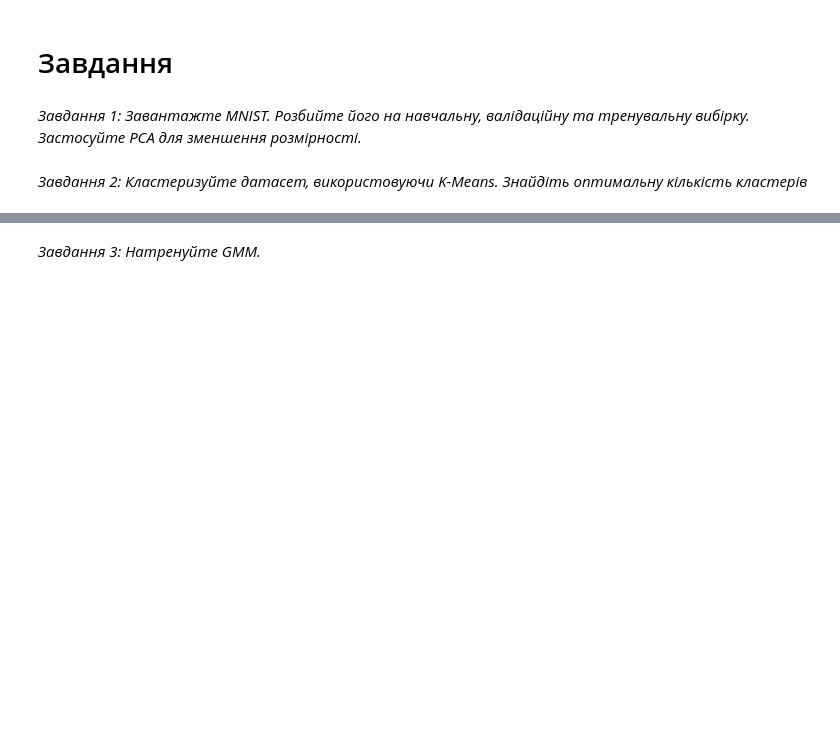
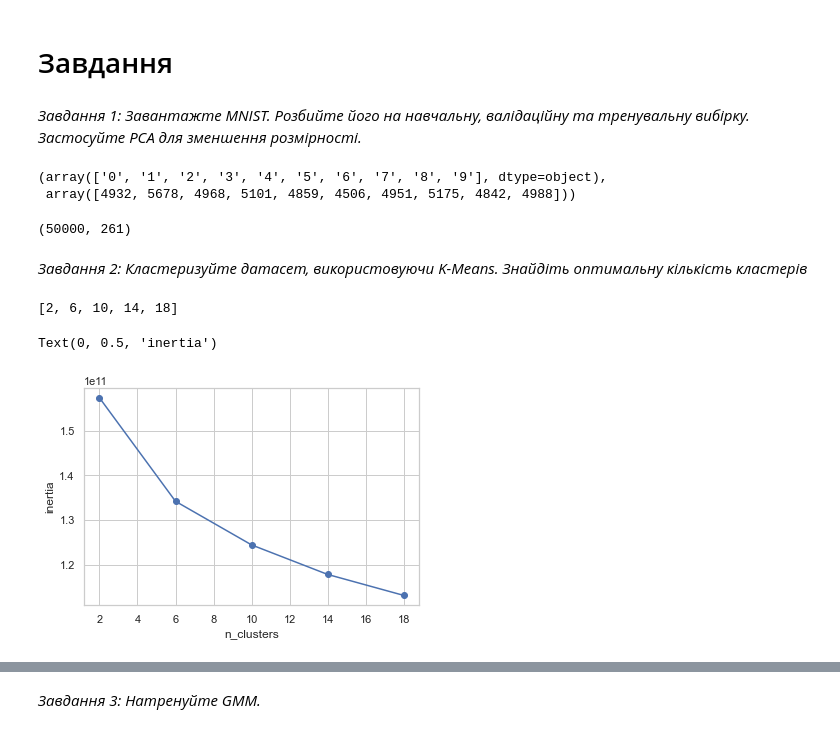
Before and after one commit to darynarr/ML_UKMA, a Jupyter notebook: notebooks/06-clustering.ipynb, the cells around one changed output, grey strips where cells are left out. Drawn from its saved outputs; the diff is of its cells as text; code cells hidden in the pictures; blank space fills up the shorter version.

```diff
--- a/notebooks/06-clustering.ipynb
+++ b/notebooks/06-clustering.ipynb
@@ -662,4 +668,37 @@ plt.show()
 # %% [markdown]
 *Завдання 1: Завантажте MNIST. Розбийте його на навчальну, валідаційну та тренувальну вибірку. Застосуйте PCA для зменшення розмірності.*
+# %%
+X, y = fetch_openml('mnist_784', version=1, return_X_y=True)
+# %%
+X_train, X_val, X_test = X[:50000], X[50000:60000], X[60000:]
+y_train, y_val, y_test = y[:50000], y[50000:60000], y[60000:]
+# %%
+np.unique(y_train, return_counts=True)
+# %% [output]
+(array(['0', '1', '2', '3', '4', '5', '6', '7', '8', '9'], dtype=object),
+ array([4932, 5678, 4968, 5101, 4859, 4506, 4951, 5175, 4842, 4988]))
+# %%
+pca = PCA(n_components=0.98)
+
+X_train = pca.fit_transform(X_train)
+X_val, X_test = pca.transform(X_val), pca.transform(X_test)
+X_train.shape
+# %% [output]
+(50000, 261)
 # %% [markdown]
 *Завдання 2: Кластеризуйте датасет, використовуючи K-Means. Знайдіть оптимальну кількість кластерів*
+# %%
+k_clusters = [i for i in range(2,20, 4)]
+print(k_clusters)
+kmeans_per_k = [KMeans(n_clusters=k).fit(X_train)
+                for k in k_clusters]
+# %% [output]
+[2, 6, 10, 14, 18]
+# %%
+inertias = [model.inertia_ for model in kmeans_per_k]
+plt.plot(k_clusters, inertias, "bo-")
+plt.xlabel('n_clusters')
+plt.ylabel('inertia')
+# %% [output]
+Text(0, 0.5, 'inertia')
+[figure, added]
```
Also changed, not shown: parts of 41 cells of this notebook, 8 other files.
